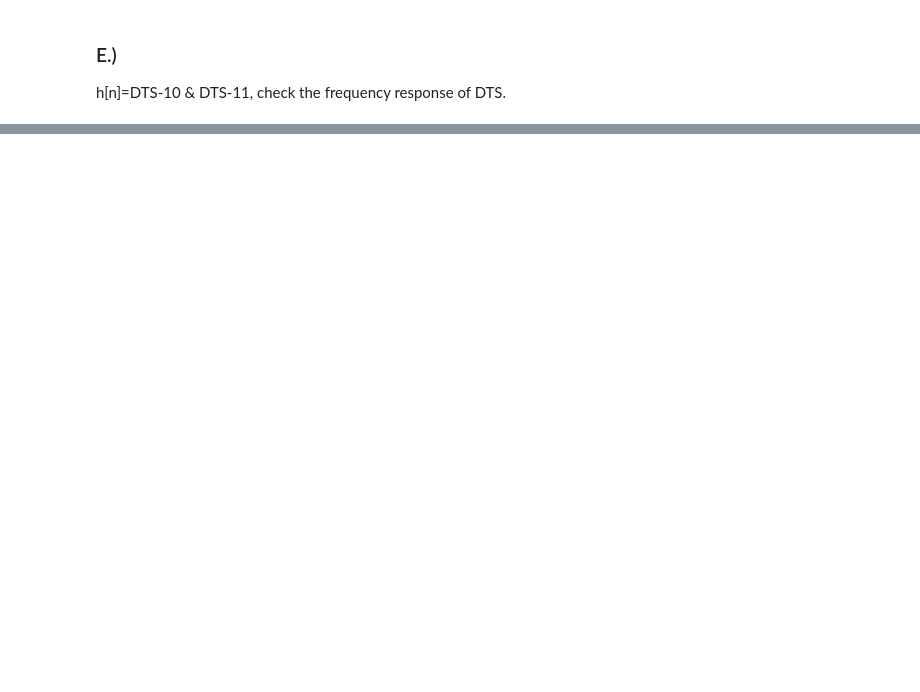
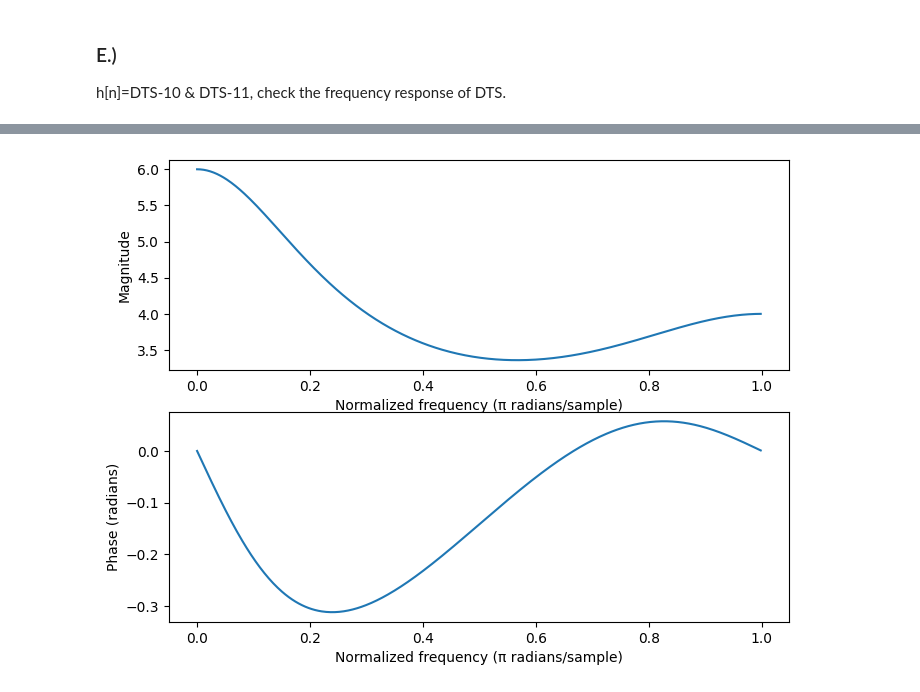
Before and after one commit to a98982323/DSP, a Jupyter notebook: HW3.ipynb, the cells around one changed output, grey strips where cells are left out. Saved outputs shown, nothing was run; the diff lists cells and outputs as text; code cells hidden in the pictures; blank space fills up the shorter version.

```diff
--- a/HW3.ipynb
+++ b/HW3.ipynb
@@ -84,0 +236,23 @@ h[n]=DTS-10 & DTS-11, check the frequency response of DTS.
+# %%
+# y[n] - 1/6 * y[n-1] - 1/6 * y[n-2] = 4x[n]
+# H(z) = Y(z) / X(z) = 4 / (1 - 1/6 z^-1 - 1/6 z^-2)
+# Y(z) and X(z) are the z-transforms of the output y[n] and input x[n]
+
+# define the transfer function coefficients
+b = [4]
+a = [1, -1/6, -1/6]
+
+# compute the frequency response
+w, h = freqz(b, a)
+
+# plot the magnitude and phase responses
+fig, ax = plt.subplots(2, 1, figsize=(8, 6))
+ax[0].plot(w/np.pi, np.abs(h))
+ax[0].set_xlabel('Normalized frequency (π radians/sample)')
+ax[0].set_ylabel('Magnitude')
+ax[1].plot(w/np.pi, np.angle(h))
+ax[1].set_xlabel('Normalized frequency (π radians/sample)')
+ax[1].set_ylabel('Phase (radians)')
+plt.show()
+# %% [output]
+[figure, added]
```
Also changed, not shown: parts of 16 cells of this notebook, 5 other files.
